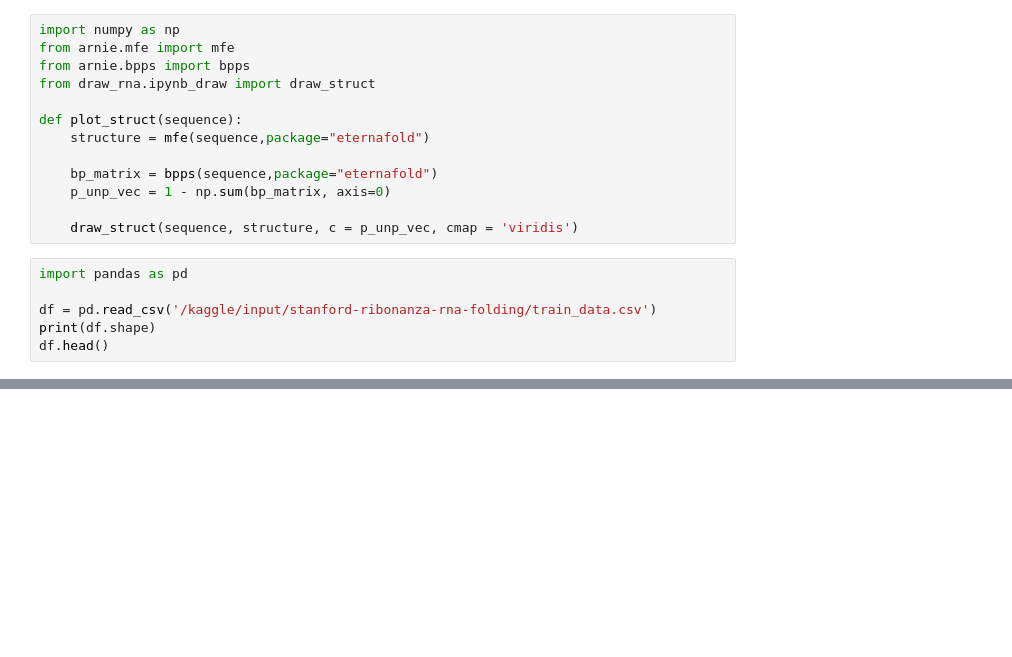
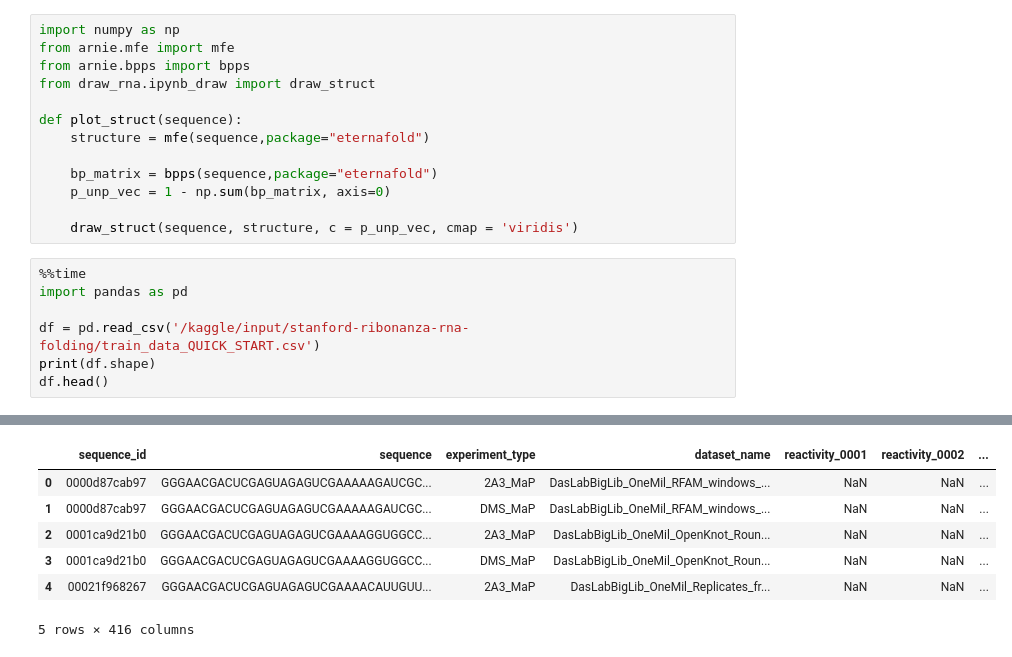
Before and after one commit to box51/RibonFolds, a Jupyter notebook: visualizing-sequences.ipynb, the cells around one changed output, grey strips where cells are left out. Cells and saved outputs as stored; diff of their text form; blank space fills up the shorter version.

```diff
--- a/visualizing-sequences.ipynb
+++ b/visualizing-sequences.ipynb
@@ -19,8 +37,10 @@ def plot_struct(sequence):
 
     draw_struct(sequence, structure, c = p_unp_vec, cmap = 'viridis')
 # %%
+%%time
 import pandas as pd
 
-df = pd.read_csv('/kaggle/input/stanford-ribonanza-rna-folding/train_data.csv')
+df = pd.read_csv('/kaggle/input/stanford-ribonanza-rna-folding/train_data_QUICK_START.csv')
 print(df.shape)
 df.head()
+# %% [output]
@@ -27 +50,8 @@ df.head()
+|  | sequence_id | sequence | experiment_type | dataset_name | reactivity_0001 | reactivity_0002 | ... |
+| 0 | 0000d87cab97 | GGGAACGACUCGAGUAGAGUCGAAAAAGAUCGC... | 2A3_MaP | DasLabBigLib_OneMil_RFAM_windows_... | NaN | NaN | ... |
+| 1 | 0000d87cab97 | GGGAACGACUCGAGUAGAGUCGAAAAAGAUCGC... | DMS_MaP | DasLabBigLib_OneMil_RFAM_windows_... | NaN | NaN | ... |
+| 2 | 0001ca9d21b0 | GGGAACGACUCGAGUAGAGUCGAAAAGGUGGCC... | 2A3_MaP | DasLabBigLib_OneMil_OpenKnot_Roun... | NaN | NaN | ... |
+| 3 | 0001ca9d21b0 | GGGAACGACUCGAGUAGAGUCGAAAAGGUGGCC... | DMS_MaP | DasLabBigLib_OneMil_OpenKnot_Roun... | NaN | NaN | ... |
+| 4 | 00021f968267 | GGGAACGACUCGAGUAGAGUCGAAAACAUUGUU... | 2A3_MaP | DasLabBigLib_OneMil_Replicates_fr... | NaN | NaN | ... |
+5 rows × 416 columns
 # %%
```
Also changed, not shown: parts of 3 cells of this notebook.
